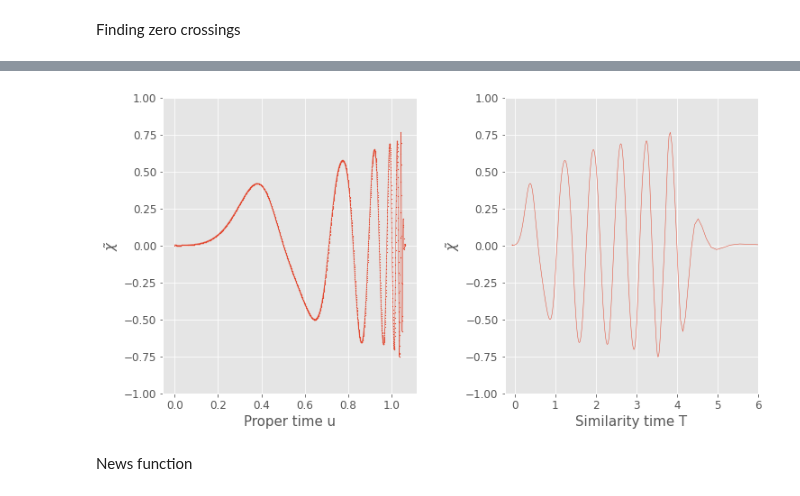
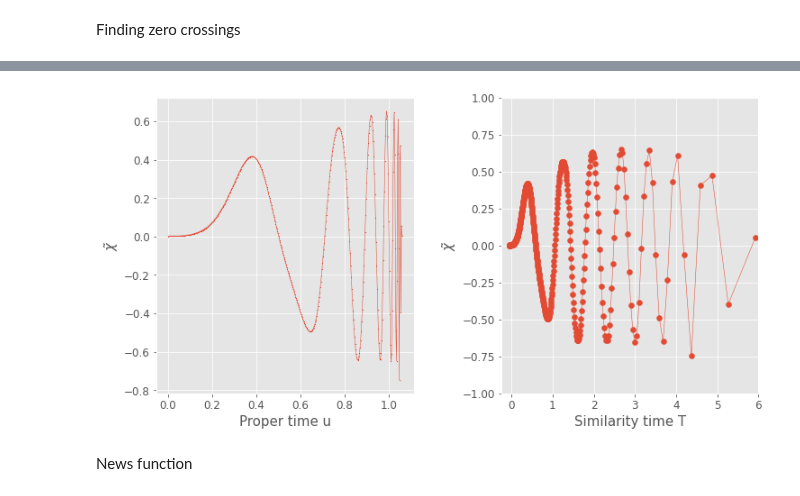
Before and after one commit to rita-png/gravitational-collapse, a Jupyter notebook: TMYangMills/PostProcessing.ipynb, the cells around one changed output, grey strips where cells are left out. Cells and saved outputs as stored; diff of their text form; code cells hidden in the pictures.

```diff
--- a/TMYangMills/PostProcessing.ipynb
+++ b/TMYangMills/PostProcessing.ipynb
@@ -52,7 +52,7 @@ derderxi_ori=[]
 
 for var in vars:
 
-    dir = "/home/rita13santos/Desktop/run29/{}.txt".format(var)
+    dir = "/home/rita13santos/Desktop/a/run24/{}.txt".format(var)
     #dir = "/home/rita13santos/Desktop/MSc Thesis/Git/TMYangMills/DATA/SavedDATA/finalthesis plots/run23/{}.txt".format(var)
 
 
@@ -171,9 +171,15 @@ spl = UnivariateSpline(time, derderxi_ori, s=0)
 
 roots=spl.roots()
 print("Number of zero crossing is ",len(roots))
-print(roots[k:(k+3)+1])
+#print(roots[k:(k+3)+1])
 
-k=7
+
+for kkkk in range(0,len(roots)-4):
+    tau_star=(roots[0+kkkk]*roots[3+kkkk]-roots[1+kkkk]*roots[2+kkkk])/(roots[0+kkkk]-roots[1+kkkk]-roots[2+kkkk]+roots[3+k])
+
+    print("Delta is ", 2*math.log((tau_star-roots[kkkk])/(tau_star-roots[kkkk+1])), " for k =", kkkk)
+
+k=6
 tau_star=(roots[0+k]*roots[3+k]-roots[1+k]*roots[2+k])/(roots[0+k]-roots[1+k]-roots[2+k]+roots[3+k])
 print("\nTau star is ", tau_star)
 print("Tau* is u* in my report")
@@ -205,36 +221,37 @@ i=0
 for tt in adapt_time:
 
     aux=np.exp(-tt)*1/2*derderxi_ori[i]
     chitilde.append(aux)
     i=i+1
 
 with plt.style.context('ggplot'):
     """plt.rcParams.update({'font.size': 12})
     plt.rcParams["figure.figsize"] = (7,5)"""
     fig, (ax1, ax2) = plt.subplots(1, 2,figsize=(11, 6))
 
     #ax1.plot(time,np.multiply(1/2,derderxi_ori),linewidth=0.5)
     #ax1.scatter(time,np.multiply(1/2,derderxi_ori),s=0.5)
     ax1.plot(time[0:len(chitilde)],chitilde,linewidth=0.5)
     ax1.scatter(time[0:len(chitilde)],chitilde,s=0.5)
-    ax1.set_ylim([-1,1])
+    #ax1.set_xlim([1,1.05])
+    #ax1.set_ylim([-1,1])
     ax1.set_xlabel("Proper time u",fontsize=15)
     ax1.set_ylabel(r"$\tilde{\chi}$",fontsize=15)
     ax2.set_xlim([-0.25,6])
     ax2.set_ylim([-1,1])
 
     #ax2.plot(adapt_time,np.multiply(1/2,derderxi_ori[0:len(adapt_time)]),linewidth=0.5)
     ax2.plot(adapt_time,chitilde,linewidth=0.5)
-    #ax2.scatter(adapt_time,np.multiply(1/2,derderxi_ori[0:len(adapt_time)]),s=0.5)
+    ax2.scatter(adapt_time,chitilde)
     ax2.set_xlabel("Similarity time T",fontsize=15)
     ax2.set_ylabel(r"$\tilde{\chi}$",fontsize=15)
     fig.tight_layout(pad=3.0)
 
     plt.savefig("myImagePDF.pdf", format="pdf", bbox_inches="tight")
 
     plt.show()
 # %% [output]
-[figure, old version]
+[figure, new version]
 # %% [markdown]
 News function
 # %%
```
Also changed, not shown: parts of 4 cells of this notebook, 3 other files.
